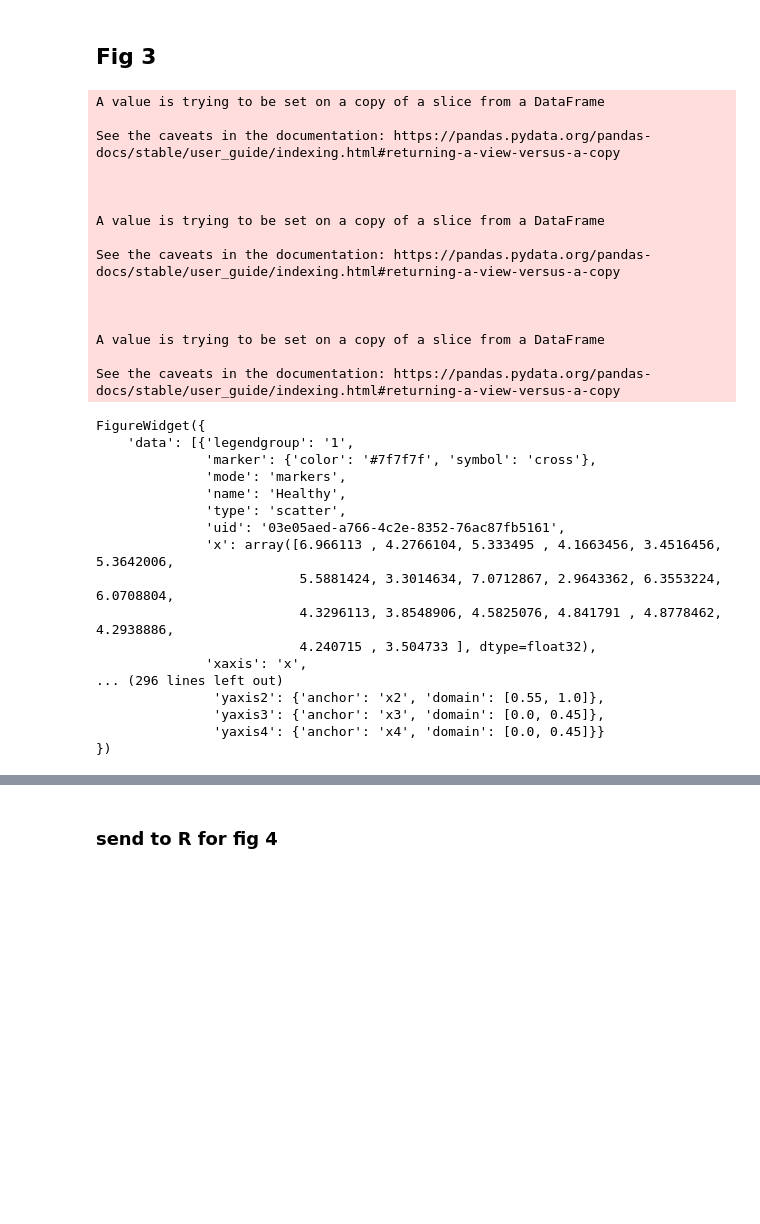
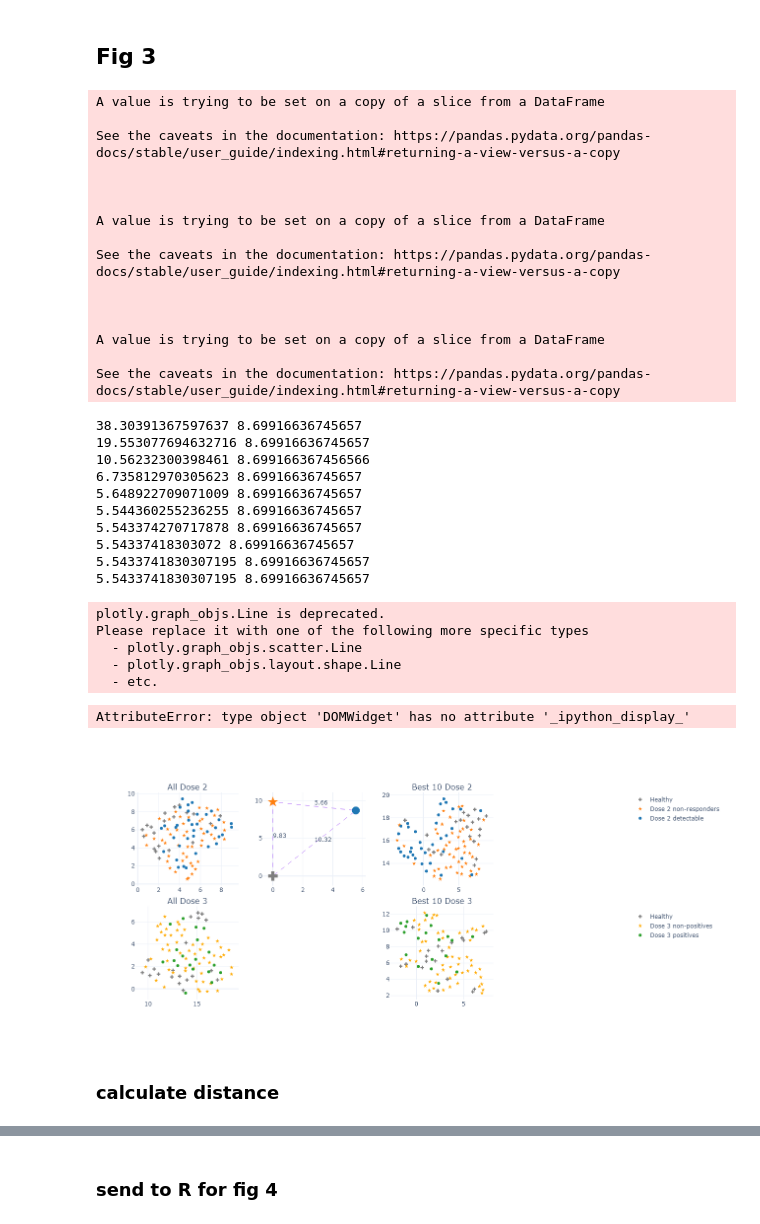
Before and after one commit to rafael-veiga/immunological_covid, a Jupyter notebook: figs.ipynb, the cells around one changed output, grey strips where cells are left out. Saved outputs shown, nothing was run; the diff lists cells and outputs as text; code cells hidden in the pictures; blank space fills up the shorter version.

```diff
--- a/figs.ipynb
+++ b/figs.ipynb
@@ -236,79 +290,67 @@ x2 = [c[1]  for c in trans ]
 df9 = pd.DataFrame({"x1":x1,"x2":x2, "y":list(y_d3_p),"y2":list(y2_d3_p),"y3":list(y3_d3_p)})
 
 #figure
-f = go.FigureWidget(make_subplots(rows=2,cols=2,subplot_titles=["All Dose 2","Best 10 Dose 2","All Dose 3","Best 10 Dose 3"],vertical_spacing=0.10,horizontal_spacing=0.05))
+f = go.FigureWidget(make_subplots(rows=2,cols=4,subplot_titles=["All Dose 2","","Best 10 Dose 2","","All Dose 3","","Best 10 Dose 3",""],vertical_spacing=0.10,horizontal_spacing=0.05))
 f.add_trace(go.Scatter(x=df.loc[df.y=="h","x1"],y=df.loc[df.y=="h","x2"],mode='markers',marker=dict(color="#7f7f7f",symbol="cross"),name = "Healthy",legendgroup='1'),row=1,col=1)
 f.add_trace(go.Scatter(x=df.loc[df.y=="n","x1"],y=df.loc[df.y=="n","x2"],mode='markers',marker=dict(color="#ff7f0e",symbol="star"),name = "Dose 2 non-responders",legendgroup='1'),row=1,col=1)
 f.add_trace(go.Scatter(x=df.loc[df.y=="d","x1"],y=df.loc[df.y=="d","x2"],mode='markers',marker=dict(color="#1f77b4"),name = "Dose 2 detectable",legendgroup='1'),row=1,col=1)
+x,y,dhn = newton(all_x_d2_d,y_d2_d,1,2,10,d_euclidian)
+data,dist,Nfig,Hfig,Dfig=figure_d2_traces(x,y,dhn)
+f.add_trace(data,row=1,col=2)
+f.add_trace(dist,row=1,col=2)
+f.add_trace(Nfig,row=1,col=2)
+f.add_trace(Hfig,row=1,col=2)
+f.add_trace(Dfig,row=1,col=2)
 
-
-#f.add_trace(go.Scatter(x=df2.loc[df2.y=="h","x1"],y=df2.loc[df2.y=="h","x2"],mode='markers',marker=dict(color="green",symbol="cross"),name = "healthy",legendgroup='1',showlegend=False),row=1,col=2)
-#f.add_trace(go.Scatter(x=df2.loc[df2.y=="n","x1"],y=df2.loc[df2.y=="n","x2"],mode='markers',marker=dict(color="coral",symbol="star"),name = "dose 2 non-responders",legendgroup='2',showlegend=False),row=1,col=2)
-#f.add_trace(go.Scatter(x=df2.loc[df2.y=="d","x1"],y=df2.loc[df2.y=="d","x2"],mode='markers',marker=dict(color="rgba(41, 128, 185, 1.0)"),name = "dose 2 detectable",legendgroup='3',showlegend=False),row=1,col=2)
-
-f.add_trace(go.Scatter(x=df3.loc[df3.y=="h","x1"],y=df3.loc[df2.y=="h","x2"],mode='markers',marker=dict(color="#7f7f7f",symbol="cross"),name = "Healthy",legendgroup='1',showlegend=False),row=1,col=2)
-f.add_trace(go.Scatter(x=df3.loc[df3.y=="n","x1"],y=df3.loc[df2.y=="n","x2"],mode='markers',marker=dict(color="#ff7f0e",symbol="star"),name = "Dose 2 non-responders",legendgroup='1',showlegend=False),row=1,col=2)
-f.add_trace(go.Scatter(x=df3.loc[df3.y=="d","x1"],y=df3.loc[df2.y=="d","x2"],mode='markers',marker=dict(color="#1f77b4"),name = "Dose 2 detectable",legendgroup='1',showlegend=False),row=1,col=2)
-
-#f.add_trace(go.Scatter(x=df4.loc[df4.y=="h","x1"],y=df4.loc[df4.y=="h","x2"],mode='markers',marker=dict(color="green",symbol="cross"),name = "healthy",legendgroup='1',showlegend=False),row=2,col=1)
-#f.add_trace(go.Scatter(x=df4.loc[df4.y=="n","x1"],y=df4.loc[df4.y=="n","x2"],mode='markers',marker=dict(color="red",symbol="star"),name = "dose 3 non-responders",legendgroup='4'),row=2,col=1)
-#f.add_trace(go.Scatter(x=df4.loc[df4.y=="d","x1"],y=df4.loc[df4.y=="d","x2"],mode='markers',marker=dict(color="rgba( 128,41, 185, 1.0)"),name = "dose 3 detectable",legendgroup='5'),row=2,col=1)
-
-#f.add_trace(go.Scatter(x=df5.loc[df5.y=="h","x1"],y=df5.loc[df5.y=="h","x2"],mode='markers',marker=dict(color="green",symbol="cross"),name = "healthy",legendgroup='1',showlegend=False),row=2,col=2)
-#f.add_trace(go.Scatter(x=df5.loc[df5.y=="n","x1"],y=df5.loc[df5.y=="n","x2"],mode='markers',marker=dict(color="red",symbol="star"),name = "dose 3 non-responders",legendgroup='4',showlegend=False),row=2,col=2)
-#f.add_trace(go.Scatter(x=df5.loc[df5.y=="d","x1"],y=df5.loc[df5.y=="d","x2"],mode='markers',marker=dict(color="rgba( 128,41, 185, 1.0)"),name = "dose 3 detectable",legendgroup='5',showlegend=False),row=2,col=2)
-
-#f.add_trace(go.Scatter(x=df6.loc[df6.y=="h","x1"],y=df6.loc[df6.y=="h","x2"],mode='markers',marker=dict(color="green",symbol="cross"),name = "healthy",legendgroup='1',showlegend=False),row=2,col=3)
-#f.add_trace(go.Scatter(x=df6.loc[df6.y=="n","x1"],y=df6.loc[df6.y=="n","x2"],mode='markers',marker=dict(color="red",symbol="star"),name = "dose 3 non-responders",legendgroup='4',showlegend=False),row=2,col=3)
-#f.add_trace(go.Scatter(x=df6.loc[df6.y=="d","x1"],y=df6.loc[df6.y=="d","x2"],mode='markers',marker=dict(color="rgba( 128,41, 185, 1.0)"),name = "dose 3 detectable",legendgroup='5',showlegend=False),row=2,col=3)
+f.add_trace(go.Scatter(x=df3.loc[df3.y=="h","x1"],y=df3.loc[df2.y=="h","x2"],mode='markers',marker=dict(color="#7f7f7f",symbol="cross"),name = "Healthy",legendgroup='1',showlegend=False),row=1,col=3)
+f.add_trace(go.Scatter(x=df3.loc[df3.y=="n","x1"],y=df3.loc[df2.y=="n","x2"],mode='markers',marker=dict(color="#ff7f0e",symbol="star"),name = "Dose 2 non-responders",legendgroup='1',showlegend=False),row=1,col=3)
+f.add_trace(go.Scatter(x=df3.loc[df3.y=="d","x1"],y=df3.loc[df2.y=="d","x2"],mode='markers',marker=dict(color="#1f77b4"),name = "Dose 2 detectable",legendgroup='1',showlegend=False),row=1,col=3)
 
 f.add_trace(go.Scatter(x=df7.loc[df7.y=="h","x1"],y=df7.loc[df7.y=="h","x2"],mode='markers',marker=dict(color="#7f7f7f",symbol="cross"),name = "Healthy",legendgroup='2'),row=2,col=1)
 f.add_trace(go.Scatter(x=df7.loc[df7.y=="n","x1"],y=df7.loc[df7.y=="n","x2"],mode='markers',marker=dict(color="#ffaa00",symbol="star"),name = "Dose 3 non-positives",legendgroup='2'),row=2,col=1)
 f.add_trace(go.Scatter(x=df7.loc[df7.y=="d","x1"],y=df7.loc[df7.y=="d","x2"],mode='markers',marker=dict(color="#2ca02c"),name = "Dose 3 positives",legendgroup='2'),row=2,col=1)
 
-#f.add_trace(go.Scatter(x=df8.loc[df8.y=="h","x1"],y=df8.loc[df6.y=="h","x2"],mode='markers',marker=dict(color="green",symbol="cross"),name = "healthy",legendgroup='1',showlegend=False),row=2,col=2)
-#f.add_trace(go.Scatter(x=df8.loc[df8.y=="n","x1"],y=df8.loc[df6.y=="n","x2"],mode='markers',marker=dict(color="orange",symbol="star"),name = "dose 3 non-positives",legendgroup='6',showlegend=False),row=2,col=2)
-#f.add_trace(go.Scatter(x=df8.loc[df8.y=="d","x1"],y=df8.loc[df6.y=="d","x2"],mode='markers',marker=dict(color="gray"),name = "dose 3 positives",legendgroup='7',showlegend=False),row=2,col=2)
-
-f.add_trace(go.Scatter(x=df9.loc[df9.y=="h","x1"],y=df9.loc[df9.y=="h","x2"],mode='markers',marker=dict(color="#7f7f7f",symbol="cross"),name = "Healthy",legendgroup='2',showlegend=False),row=2,col=2)
-f.add_trace(go.Scatter(x=df9.loc[df9.y=="n","x1"],y=df9.loc[df9.y=="n","x2"],mode='markers',marker=dict(color="#ffaa00",symbol="star"),name = "Dose 3 non-positives",legendgroup='2',showlegend=False),row=2,col=2)
-f.add_trace(go.Scatter(x=df9.loc[df9.y=="d","x1"],y=df9.loc[df9.y=="d","x2"],mode='markers',marker=dict(color="#2ca02c"),name = "Dose 3 positives",legendgroup='2',showlegend=False),row=2,col=2)
+f.add_trace(go.Scatter(x=df9.loc[df9.y=="h","x1"],y=df9.loc[df9.y=="h","x2"],mode='markers',marker=dict(color="#7f7f7f",symbol="cross"),name = "Healthy",legendgroup='2',showlegend=False),row=2,col=3)
+f.add_trace(go.Scatter(x=df9.loc[df9.y=="n","x1"],y=df9.loc[df9.y=="n","x2"],mode='markers',marker=dict(color="#ffaa00",symbol="star"),name = "Dose 3 non-positives",legendgroup='2',showlegend=False),row=2,col=3)
+f.add_trace(go.Scatter(x=df9.loc[df9.y=="d","x1"],y=df9.loc[df9.y=="d","x2"],mode='markers',marker=dict(color="#2ca02c"),name = "Dose 3 positives",legendgroup='2',showlegend=False),row=2,col=3)
 f.update_layout(legend_tracegroupgap=180)
 
 f.update_layout(height = 600,width=800,template= "plotly_white",showlegend=True)
 
-f.write_image("fig3.svg")
+#f.write_image("fig3.svg")
 f
 # %% [output]
 A value is trying to be set on a copy of a slice from a DataFrame
 
 See the caveats in the documentation: https://pandas.pydata.org/pandas-docs/stable/user_guide/indexing.html#returning-a-view-versus-a-copy
 
 
 
 A value is trying to be set on a copy of a slice from a DataFrame
 
 See the caveats in the documentation: https://pandas.pydata.org/pandas-docs/stable/user_guide/indexing.html#returning-a-view-versus-a-copy
 
 
 
 A value is trying to be set on a copy of a slice from a DataFrame
 
 See the caveats in the documentation: https://pandas.pydata.org/pandas-docs/stable/user_guide/indexing.html#returning-a-view-versus-a-copy
-FigureWidget({
-    'data': [{'legendgroup': '1',
-              'marker': {'color': '#7f7f7f', 'symbol': 'cross'},
-              'mode': 'markers',
-              'name': 'Healthy',
-              'type': 'scatter',
-              'uid': '03e05aed-a766-4c2e-8352-76ac87fb5161',
-              'x': array([6.966113 , 4.2766104, 5.333495 , 4.1663456, 3.4516456, 5.3642006,
-                          5.5881424, 3.3014634, 7.0712867, 2.9643362, 6.3553224, 6.0708804,
-                          4.3296113, 3.8548906, 4.5825076, 4.841791 , 4.8778462, 4.2938886,
-                          4.240715 , 3.504733 ], dtype=float32),
-              'xaxis': 'x',
-... (296 lines left out)
-               'yaxis2': {'anchor': 'x2', 'domain': [0.55, 1.0]},
-               'yaxis3': {'anchor': 'x3', 'domain': [0.0, 0.45]},
-               'yaxis4': {'anchor': 'x4', 'domain': [0.0, 0.45]}}
-})
+38.30391367597637 8.69916636745657
+19.553077694632716 8.69916636745657
+10.56232300398461 8.699166367456566
+6.735812970305623 8.69916636745657
+5.648922709071009 8.69916636745657
+5.544360255236255 8.69916636745657
+5.543374270717878 8.69916636745657
+5.54337418303072 8.69916636745657
+5.5433741830307195 8.69916636745657
+5.5433741830307195 8.69916636745657
+plotly.graph_objs.Line is deprecated.
+Please replace it with one of the following more specific types
+  - plotly.graph_objs.scatter.Line
+  - plotly.graph_objs.layout.shape.Line
+  - etc.
+AttributeError: type object 'DOMWidget' has no attribute '_ipython_display_'
+[figure, added]
+# %% [markdown]
+### calculate distance
```
Also changed, not shown: parts of 11 cells of this notebook.
